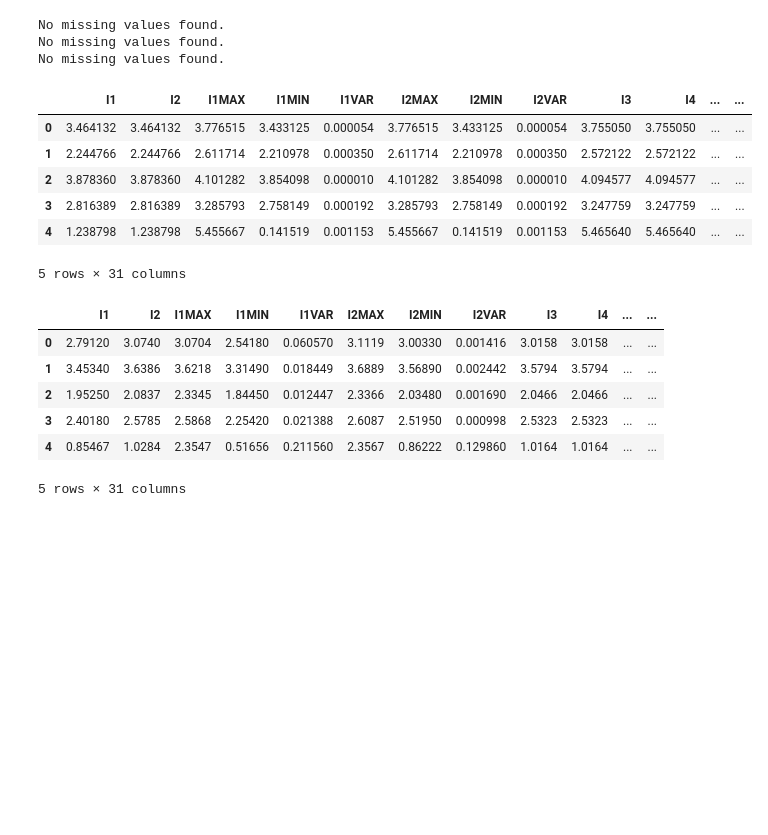
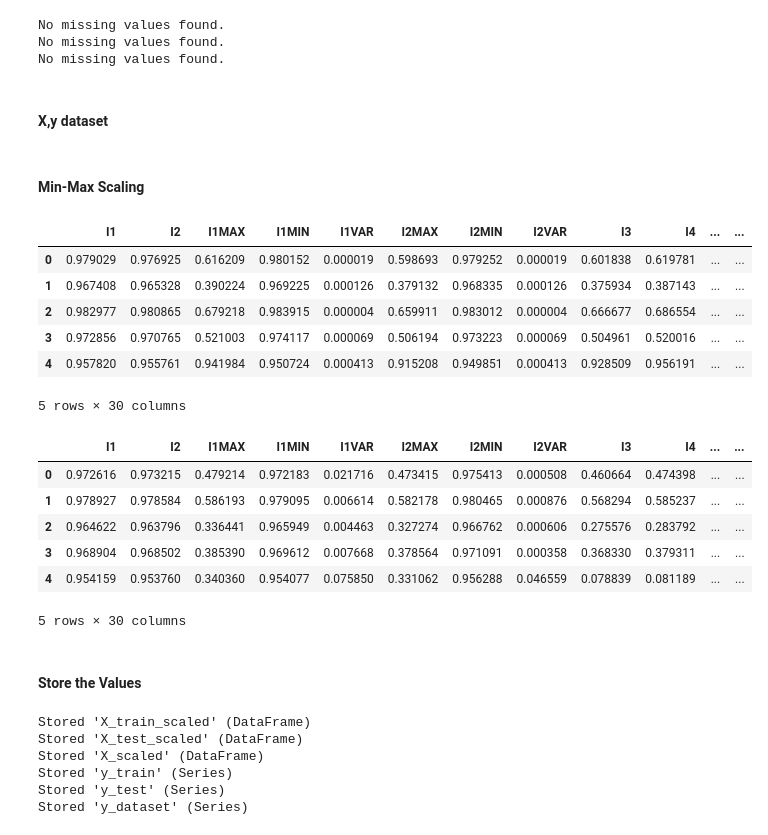
Before and after one commit to SarantisPapachrist/Diploma-Thesis, a Jupyter notebook: PV_dataset/PV_dataset.ipynb, the cells around one changed output. Drawn from its saved outputs; the diff is of its cells as text; code cells hidden in the pictures; blank space fills up the shorter version.

Commit message:
Store the datasets, Use them in different notebooks

```diff
--- a/PV_dataset/PV_dataset.ipynb
+++ b/PV_dataset/PV_dataset.ipynb
@@ -231,6 +231,8 @@ else:
 No missing values found.
 No missing values found.
 No missing values found.
+# %% [markdown]
+#### X,y dataset
 # %%
 # Dataframe without class
 X_train = train_data.drop('class', axis=1)
@@ -243,37 +245,50 @@ y_test = test_data['class']
 X_dataset = combined_data.drop('class', axis=1)
 # Dataframe for Target Variable
 y_dataset = combined_data['class']
+# %% [markdown]
+#### Min-Max Scaling
 # %%
 from sklearn.preprocessing import MinMaxScaler
 
 scaler = MinMaxScaler()
 
-X_train_scaled = scaler.fit_transform(X_train)
-X_train = pd.DataFrame(X_train_scaled, columns=X_train.columns)
+X_train_scaled = pd.DataFrame(scaler.fit_transform(X_train), columns=X_train.columns)
+X_test_scaled = pd.DataFrame(scaler.transform(X_test), columns=X_test.columns)
+X_scaled = pd.DataFrame(scaler.fit_transform(X_dataset), columns=X_dataset.columns)
 
-X_test_scaled = scaler.transform(X_test)
-X_test = pd.DataFrame(X_test_scaled, columns=X_test.columns)
-
-X_c_scaled = scaler.transform(X_dataset)
-X_dataset = pd.DataFrame(X_c_scaled, columns=X_dataset.columns)
-
-display(train_data.head(5))
-display(test_data.head(5))
+display(X_train_scaled.head(5))
+display(X_test_scaled.head(5))
 # %% [output]
 |  | I1 | I2 | I1MAX | I1MIN | I1VAR | I2MAX | I2MIN | I2VAR | I3 | I4 | ... | ... |
-| 0 | 3.464132 | 3.464132 | 3.776515 | 3.433125 | 0.000054 | 3.776515 | 3.433125 | 0.000054 | 3.755050 | 3.755050 | ... | ... |
-| 1 | 2.244766 | 2.244766 | 2.611714 | 2.210978 | 0.000350 | 2.611714 | 2.210978 | 0.000350 | 2.572122 | 2.572122 | ... | ... |
-| 2 | 3.878360 | 3.878360 | 4.101282 | 3.854098 | 0.000010 | 4.101282 | 3.854098 | 0.000010 | 4.094577 | 4.094577 | ... | ... |
-| 3 | 2.816389 | 2.816389 | 3.285793 | 2.758149 | 0.000192 | 3.285793 | 2.758149 | 0.000192 | 3.247759 | 3.247759 | ... | ... |
-| 4 | 1.238798 | 1.238798 | 5.455667 | 0.141519 | 0.001153 | 5.455667 | 0.141519 | 0.001153 | 5.465640 | 5.465640 | ... | ... |
+| 0 | 0.979029 | 0.976925 | 0.616209 | 0.980152 | 0.000019 | 0.598693 | 0.979252 | 0.000019 | 0.601838 | 0.619781 | ... | ... |
+| 1 | 0.967408 | 0.965328 | 0.390224 | 0.969225 | 0.000126 | 0.379132 | 0.968335 | 0.000126 | 0.375934 | 0.387143 | ... | ... |
+| 2 | 0.982977 | 0.980865 | 0.679218 | 0.983915 | 0.000004 | 0.659911 | 0.983012 | 0.000004 | 0.666677 | 0.686554 | ... | ... |
+| 3 | 0.972856 | 0.970765 | 0.521003 | 0.974117 | 0.000069 | 0.506194 | 0.973223 | 0.000069 | 0.504961 | 0.520016 | ... | ... |
+| 4 | 0.957820 | 0.955761 | 0.941984 | 0.950724 | 0.000413 | 0.915208 | 0.949851 | 0.000413 | 0.928509 | 0.956191 | ... | ... |
-5 rows × 31 columns
+5 rows × 30 columns
 |  | I1 | I2 | I1MAX | I1MIN | I1VAR | I2MAX | I2MIN | I2VAR | I3 | I4 | ... | ... |
-| 0 | 2.79120 | 3.0740 | 3.0704 | 2.54180 | 0.060570 | 3.1119 | 3.00330 | 0.001416 | 3.0158 | 3.0158 | ... | ... |
-| 1 | 3.45340 | 3.6386 | 3.6218 | 3.31490 | 0.018449 | 3.6889 | 3.56890 | 0.002442 | 3.5794 | 3.5794 | ... | ... |
-| 2 | 1.95250 | 2.0837 | 2.3345 | 1.84450 | 0.012447 | 2.3366 | 2.03480 | 0.001690 | 2.0466 | 2.0466 | ... | ... |
-| 3 | 2.40180 | 2.5785 | 2.5868 | 2.25420 | 0.021388 | 2.6087 | 2.51950 | 0.000998 | 2.5323 | 2.5323 | ... | ... |
-| 4 | 0.85467 | 1.0284 | 2.3547 | 0.51656 | 0.211560 | 2.3567 | 0.86222 | 0.129860 | 1.0164 | 1.0164 | ... | ... |
+| 0 | 0.972616 | 0.973215 | 0.479214 | 0.972183 | 0.021716 | 0.473415 | 0.975413 | 0.000508 | 0.460664 | 0.474398 | ... | ... |
+| 1 | 0.978927 | 0.978584 | 0.586193 | 0.979095 | 0.006614 | 0.582178 | 0.980465 | 0.000876 | 0.568294 | 0.585237 | ... | ... |
+| 2 | 0.964622 | 0.963796 | 0.336441 | 0.965949 | 0.004463 | 0.327274 | 0.966762 | 0.000606 | 0.275576 | 0.283792 | ... | ... |
+| 3 | 0.968904 | 0.968502 | 0.385390 | 0.969612 | 0.007668 | 0.378564 | 0.971091 | 0.000358 | 0.368330 | 0.379311 | ... | ... |
+| 4 | 0.954159 | 0.953760 | 0.340360 | 0.954077 | 0.075850 | 0.331062 | 0.956288 | 0.046559 | 0.078839 | 0.081189 | ... | ... |
-5 rows × 31 columns
+5 rows × 30 columns
+# %% [markdown]
+#### Store the Values
+# %%
+%store X_train_scaled
+%store X_test_scaled
+%store X_scaled
+%store y_train
+%store y_test
+%store y_dataset
+# %% [output]
+Stored 'X_train_scaled' (DataFrame)
+Stored 'X_test_scaled' (DataFrame)
+Stored 'X_scaled' (DataFrame)
+Stored 'y_train' (Series)
+Stored 'y_test' (Series)
+Stored 'y_dataset' (Series)
 # %%
 import os
 if not os.path.exists('datasets'):
```
Also changed, not shown: 3 other files.
